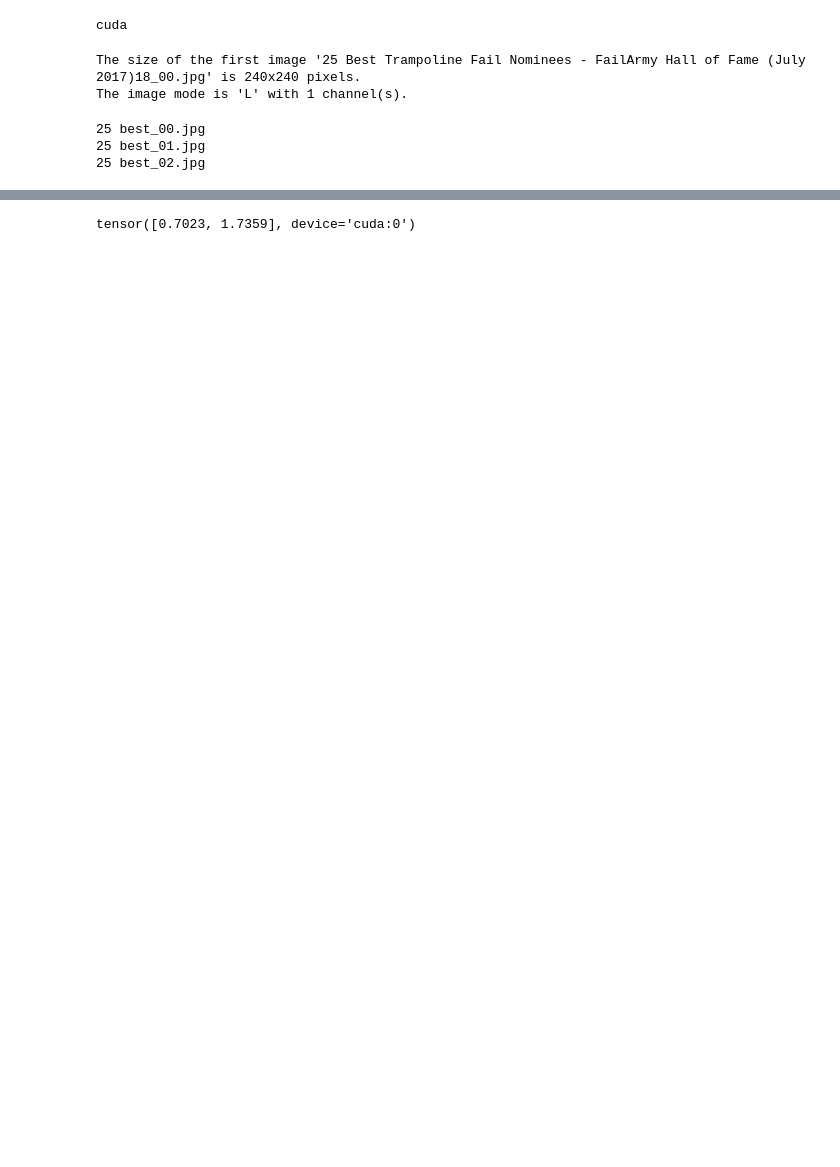
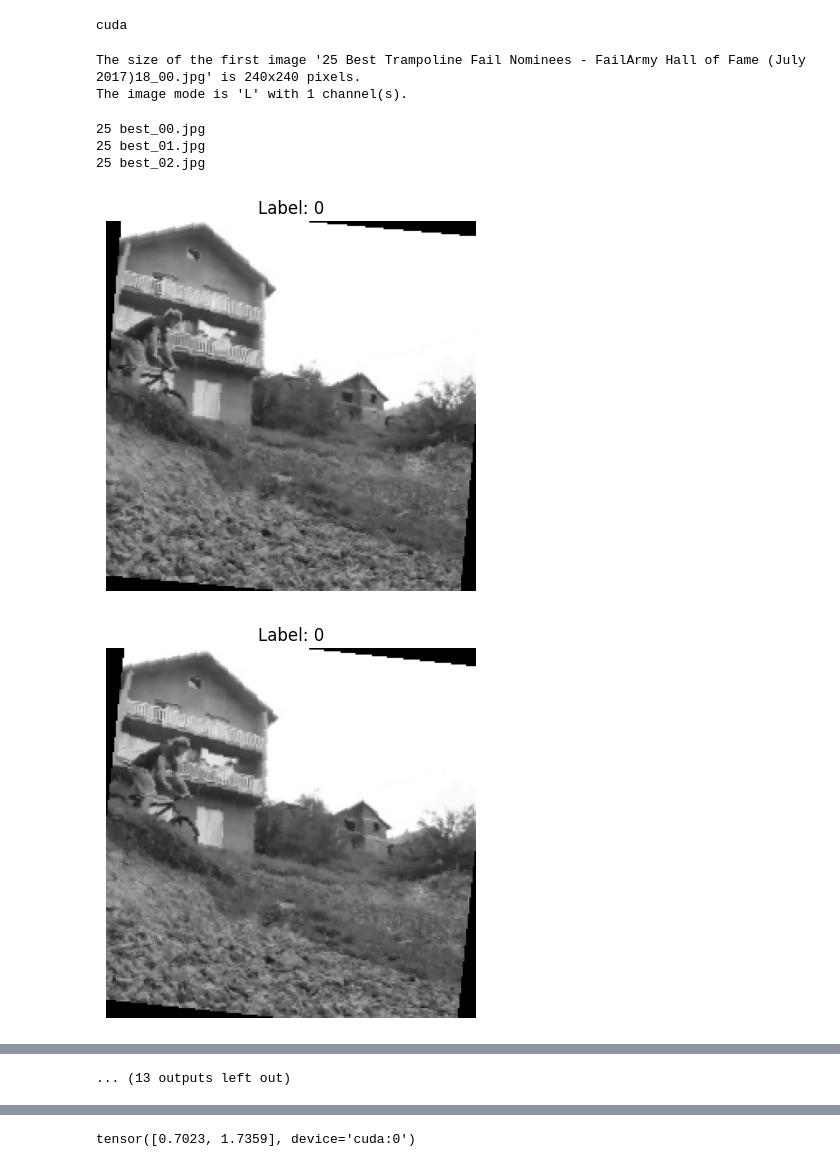
Before and after one commit to zychang2/CS6476-Final-Project, a Jupyter notebook: CNN/CNN_training.ipynb, the cells around one changed output, grey strips where cells are left out. Drawn from its saved outputs; the diff is of its cells as text; code cells hidden in the pictures; blank space fills up the shorter version.

Commit message:
update training notebook

```diff
--- a/CNN/CNN_training.ipynb
+++ b/CNN/CNN_training.ipynb
@@ -133,22 +133,25 @@ RN_transform = transforms.Compose([
     # Random rotation between -10 and 10 degrees
     transforms.RandomRotation(degrees=(-10, 10)),
     # Random brightness adjustment
-    transforms.ColorJitter(brightness=0.2, contrast=0.2, saturation=0.2, hue=0.1),
+    # transforms.ColorJitter(brightness=0.2, contrast=0.2, saturation=0.2, hue=0.1),
     # Convert PIL image to tensor and normalize
     transforms.ToTensor(),
     # Normalize with mean and standard deviation of ImageNet dataset
-    transforms.Normalize(mean=[0.485, 0.456, 0.406], std=[0.229, 0.224, 0.225])
+    # transforms.Normalize(mean=[0.485, 0.456, 0.406], std=[0.229, 0.224, 0.225])
 ])
 # %%
 train_dataset = VideoImageDataset(train_path, device=device, transform=RN_transform, mode='train')
 val_dataset = VideoImageDataset(val_path, device=device, transform=RN_transform, mode='val')
 # %%
-for i in range(val_dataset.__len__()):
-    img, label = train_dataset.__getitem__(i)
+for i in range(25):
+    img, label = val_dataset.__getitem__(i)
     img = img.permute(1, 2, 0).numpy()
     if label == None:
         print('exist None labels')
-    # plt.imshow(img, cmap='gray')
-    # plt.title(f'Label: {label}')
-    # plt.axis('off')
-    # plt.show()
+    plt.imshow(img, cmap='gray')
+    plt.title(f'Label: {label}')
+    plt.axis('off')
+    plt.show()
+# %% [output]
+[figure, added]
+[figure, added]
@@ -155 +168,2 @@ for i in range(val_dataset.__len__()):
+... (13 outputs left out)
 # %%
```
Also changed, not shown: parts of 16 cells of this notebook.
